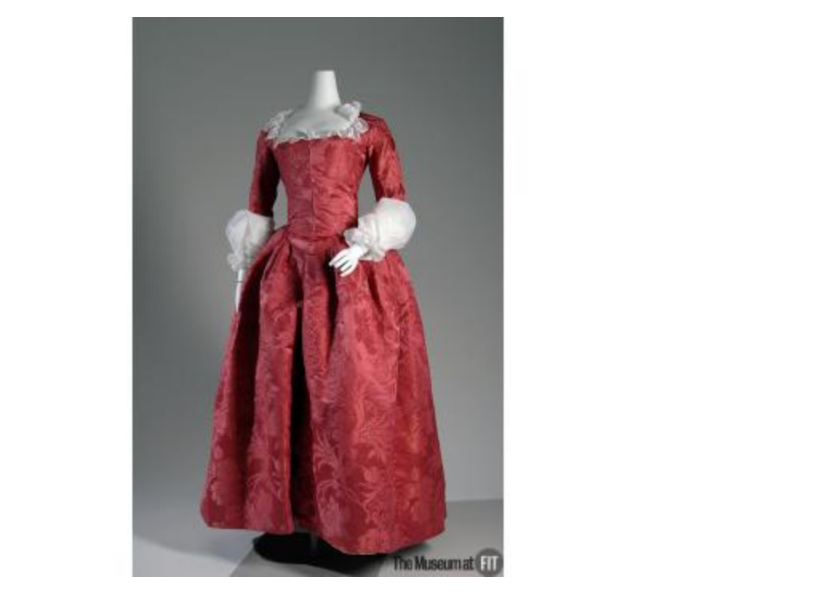
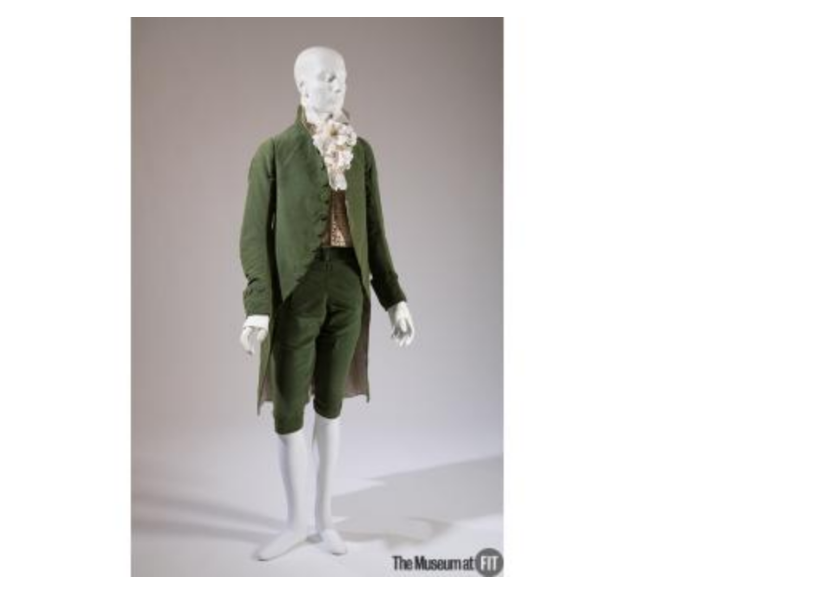
Before and after one commit to TaylorDiego/color_trend_analysis, a Jupyter notebook: notebook/color_palette_explore.ipynb, the cells around one changed output. Drawn from its saved outputs; the diff is of its cells as text; code cells hidden in the pictures.

```diff
--- a/notebook/color_palette_explore.ipynb
+++ b/notebook/color_palette_explore.ipynb
@@ -175,0 +180,11 @@ plt.imshow(img)
+# %%
+loc_fashion_images = ['/Users/Rabbit/capstone/materials/scrape_fashion_2/2003.86.1.png',
+                     '/Users/Rabbit/capstone/materials/scrape_fashion_2/2006.44.1.png',
+                     '/Users/Rabbit/capstone/materials/scrape_fashion_2/2006.56.1.png',
+                     '/Users/Rabbit/capstone/materials/scrape_fashion_2/2006.56.2.png',
+                     '/Users/Rabbit/capstone/materials/scrape_fashion_2/2007.30.1.png',
+                     '/Users/Rabbit/capstone/materials/scrape_fashion_2/2008.4.1.png',
+                     '/Users/Rabbit/capstone/materials/scrape_fashion_2/2010.98.1.png',
+                     '/Users/Rabbit/capstone/materials/scrape_fashion_2/74.32.4.png',
+                     '/Users/Rabbit/capstone/materials/scrape_fashion_2/76.64.1.png',
+                     '/Users/Rabbit/capstone/materials/scrape_fashion_2/80.1.4.png']
@@ -176,9 +209,12 @@ plt.imshow(img)
+# %%
+# pic_test = test_images[2]
+pic_test = loc_fashion_images[6]
 # %%
 from colorthief import ColorThief
 import io
+
+colorthief = ColorThief(pic_test)
+colorthief.image
+# %% [output]
+[figure, added]
-# %%
-colorthief = ColorThief('/Users/Rabbit/capstone/materials/scrape_fashion_2/2008.4.1.png')
-colorthief.image
-# %% [output]
-[figure, removed]
 # %%
```
Also changed, not shown: parts of 7 cells of this notebook.
